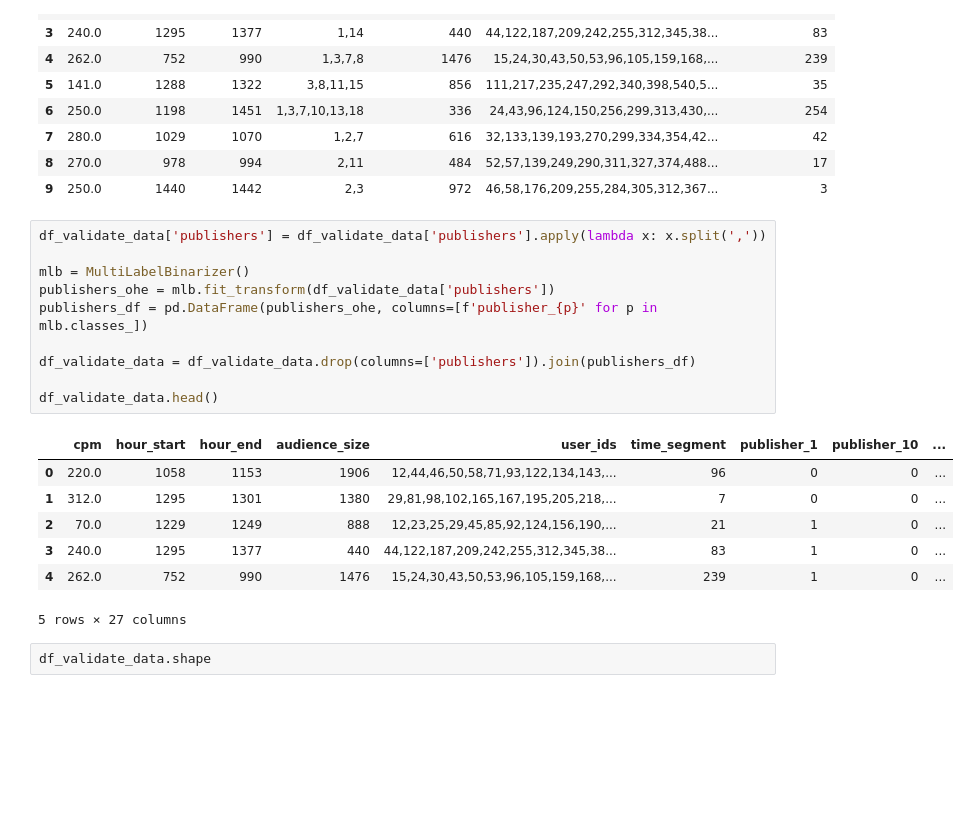
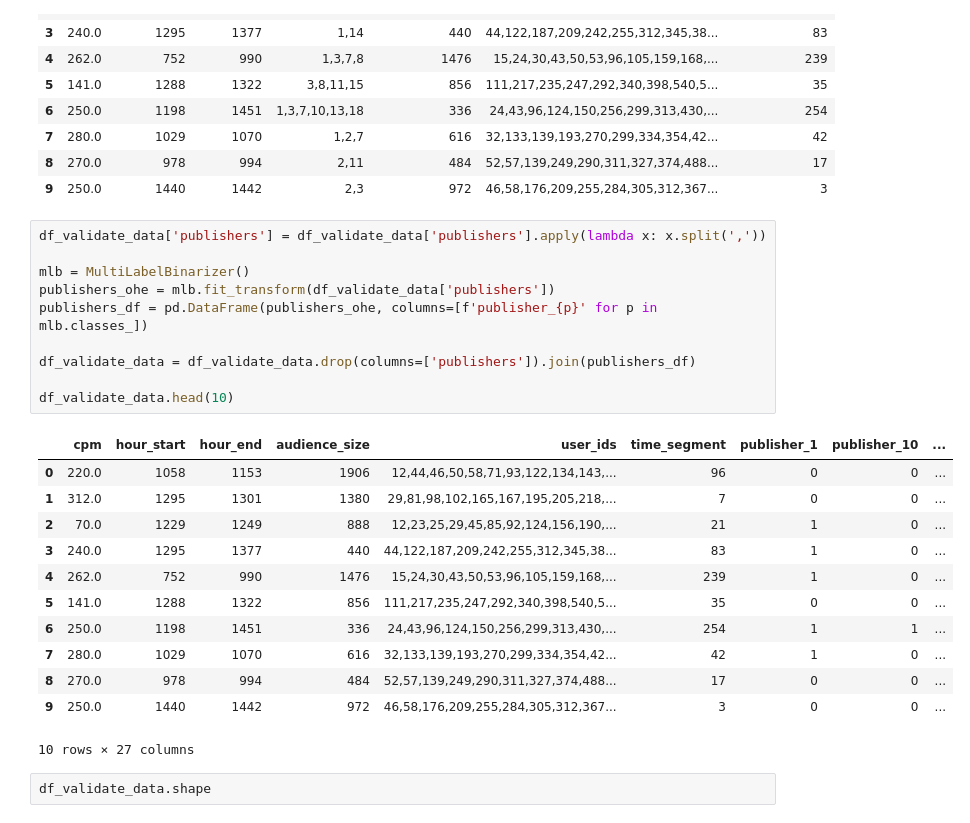
Before and after one commit to GabbasovT/VK_ADS, a Jupyter notebook: sandbox/timur/first_notebook.ipynb, the cells around one changed output. Cells and saved outputs as stored; diff of their text form; blank space fills up the shorter version.

```diff
--- a/sandbox/timur/first_notebook.ipynb
+++ b/sandbox/timur/first_notebook.ipynb
@@ -100,21 +101,26 @@ MIN: 3  MAX: 504
 # %%
 df_validate_data['publishers'] = df_validate_data['publishers'].apply(lambda x: x.split(','))
 
 mlb = MultiLabelBinarizer()
 publishers_ohe = mlb.fit_transform(df_validate_data['publishers'])
 publishers_df = pd.DataFrame(publishers_ohe, columns=[f'publisher_{p}' for p in mlb.classes_])
 
 df_validate_data = df_validate_data.drop(columns=['publishers']).join(publishers_df)
 
-df_validate_data.head()
+df_validate_data.head(10)
 # %% [output]
 |  | cpm | hour_start | hour_end | audience_size | user_ids | time_segment | publisher_1 | publisher_10 | ... |
 | 0 | 220.0 | 1058 | 1153 | 1906 | 12,44,46,50,58,71,93,122,134,143,... | 96 | 0 | 0 | ... |
 | 1 | 312.0 | 1295 | 1301 | 1380 | 29,81,98,102,165,167,195,205,218,... | 7 | 0 | 0 | ... |
 | 2 | 70.0 | 1229 | 1249 | 888 | 12,23,25,29,45,85,92,124,156,190,... | 21 | 1 | 0 | ... |
 | 3 | 240.0 | 1295 | 1377 | 440 | 44,122,187,209,242,255,312,345,38... | 83 | 1 | 0 | ... |
 | 4 | 262.0 | 752 | 990 | 1476 | 15,24,30,43,50,53,96,105,159,168,... | 239 | 1 | 0 | ... |
+| 5 | 141.0 | 1288 | 1322 | 856 | 111,217,235,247,292,340,398,540,5... | 35 | 0 | 0 | ... |
+| 6 | 250.0 | 1198 | 1451 | 336 | 24,43,96,124,150,256,299,313,430,... | 254 | 1 | 1 | ... |
+| 7 | 280.0 | 1029 | 1070 | 616 | 32,133,139,193,270,299,334,354,42... | 42 | 1 | 0 | ... |
+| 8 | 270.0 | 978 | 994 | 484 | 52,57,139,249,290,311,327,374,488... | 17 | 0 | 0 | ... |
+| 9 | 250.0 | 1440 | 1442 | 972 | 46,58,176,209,255,284,305,312,367... | 3 | 0 | 0 | ... |
-5 rows × 27 columns
+10 rows × 27 columns
 # %%
 df_validate_data.shape
 # %% [output]
```
Also changed, not shown: parts of 3 cells of this notebook.
